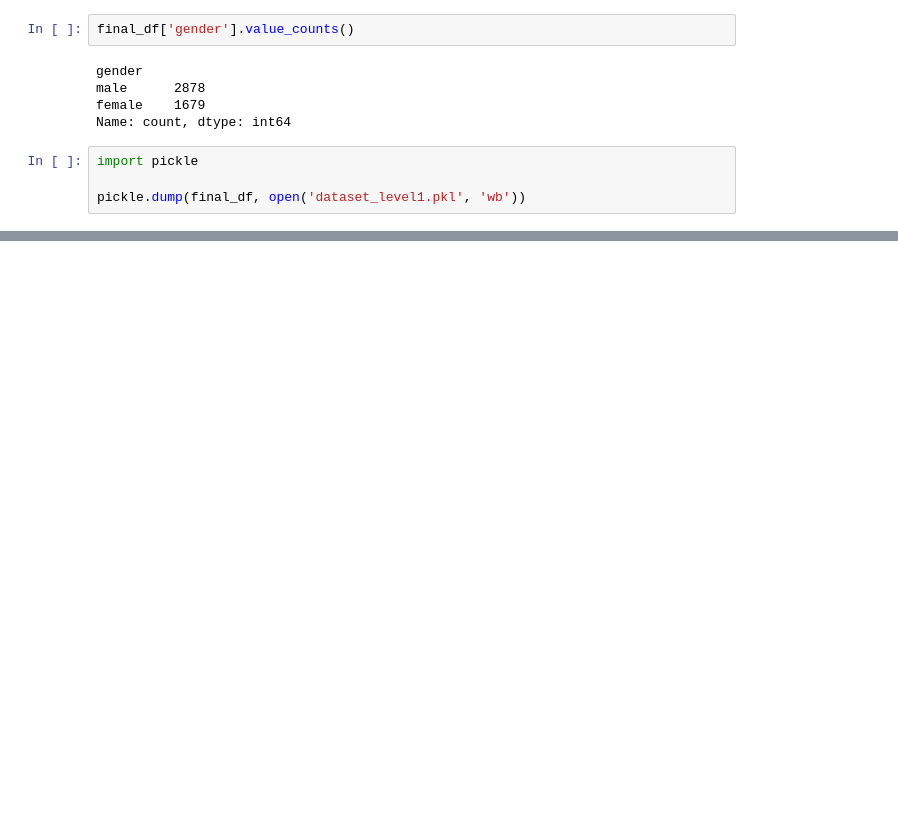
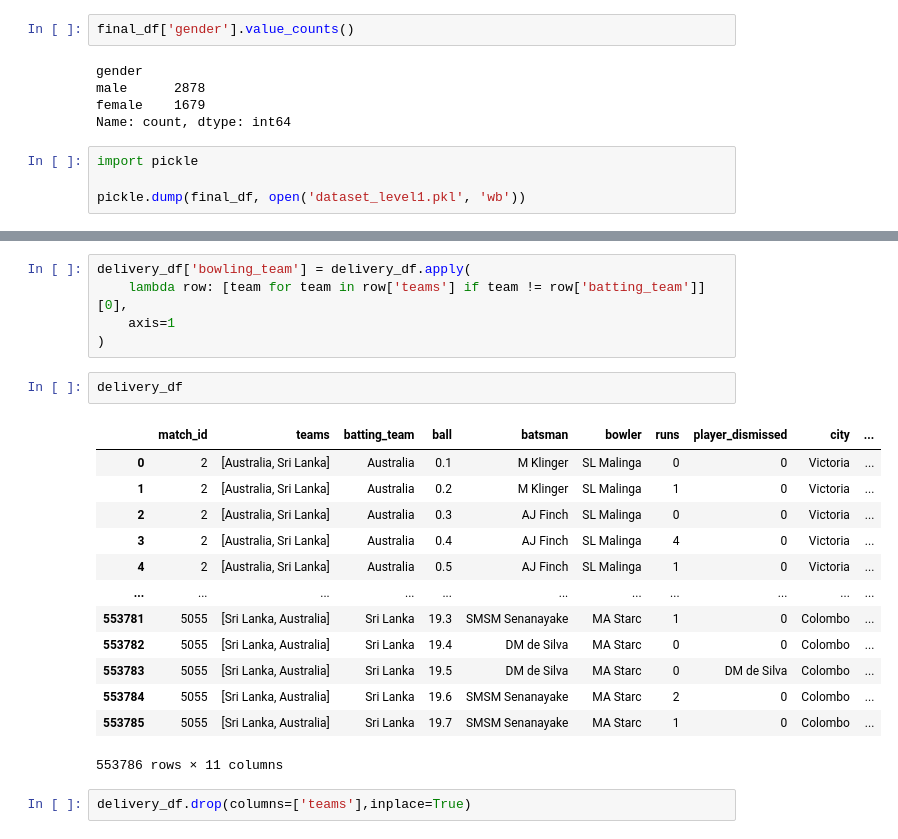
Before and after one commit to SanjaraT/WorldCup-Score-Predictor-ML-Model, a Jupyter notebook: ml_model.ipynb, the cells around one changed output, grey strips where cells are left out. Cells and saved outputs as stored; diff of their text form; blank space fills up the shorter version.

```diff
--- a/ml_model.ipynb
+++ b/ml_model.ipynb
@@ -243,0 +249,23 @@ Shape: (553786, 17)
+# %%
+delivery_df['bowling_team'] = delivery_df.apply(
+    lambda row: [team for team in row['teams'] if team != row['batting_team']][0],
+    axis=1
+)
+# %%
+delivery_df
+# %% [output]
+|  | match_id | teams | batting_team | ball | batsman | bowler | runs | player_dismissed | city | ... |
+| 0 | 2 | [Australia, Sri Lanka] | Australia | 0.1 | M Klinger | SL Malinga | 0 | 0 | Victoria | ... |
+| 1 | 2 | [Australia, Sri Lanka] | Australia | 0.2 | M Klinger | SL Malinga | 1 | 0 | Victoria | ... |
+| 2 | 2 | [Australia, Sri Lanka] | Australia | 0.3 | AJ Finch | SL Malinga | 0 | 0 | Victoria | ... |
+| 3 | 2 | [Australia, Sri Lanka] | Australia | 0.4 | AJ Finch | SL Malinga | 4 | 0 | Victoria | ... |
+| 4 | 2 | [Australia, Sri Lanka] | Australia | 0.5 | AJ Finch | SL Malinga | 1 | 0 | Victoria | ... |
+| ... | ... | ... | ... | ... | ... | ... | ... | ... | ... | ... |
+| 553781 | 5055 | [Sri Lanka, Australia] | Sri Lanka | 19.3 | SMSM Senanayake | MA Starc | 1 | 0 | Colombo | ... |
+| 553782 | 5055 | [Sri Lanka, Australia] | Sri Lanka | 19.4 | DM de Silva | MA Starc | 0 | 0 | Colombo | ... |
+| 553783 | 5055 | [Sri Lanka, Australia] | Sri Lanka | 19.5 | DM de Silva | MA Starc | 0 | DM de Silva | Colombo | ... |
+| 553784 | 5055 | [Sri Lanka, Australia] | Sri Lanka | 19.6 | SMSM Senanayake | MA Starc | 2 | 0 | Colombo | ... |
+| 553785 | 5055 | [Sri Lanka, Australia] | Sri Lanka | 19.7 | SMSM Senanayake | MA Starc | 1 | 0 | Colombo | ... |
+553786 rows × 11 columns
+# %%
+delivery_df.drop(columns=['teams'],inplace=True)
```
Also changed, not shown: parts of 10 cells of this notebook.
